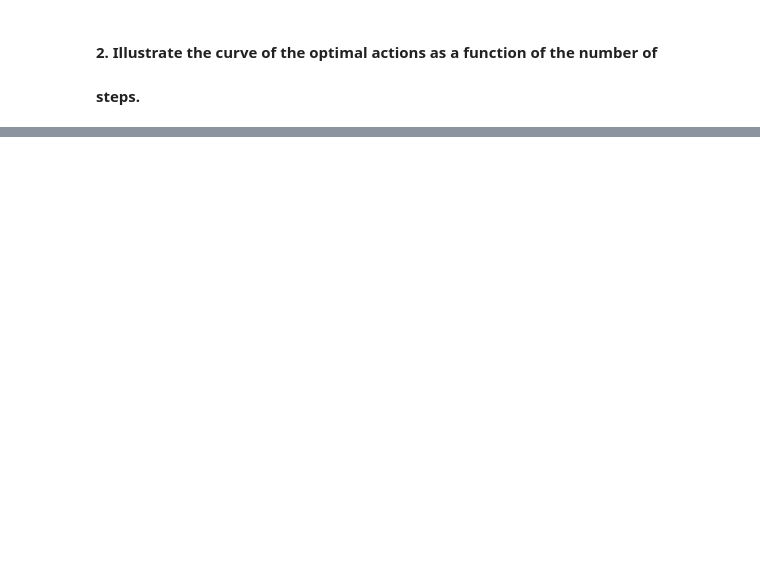
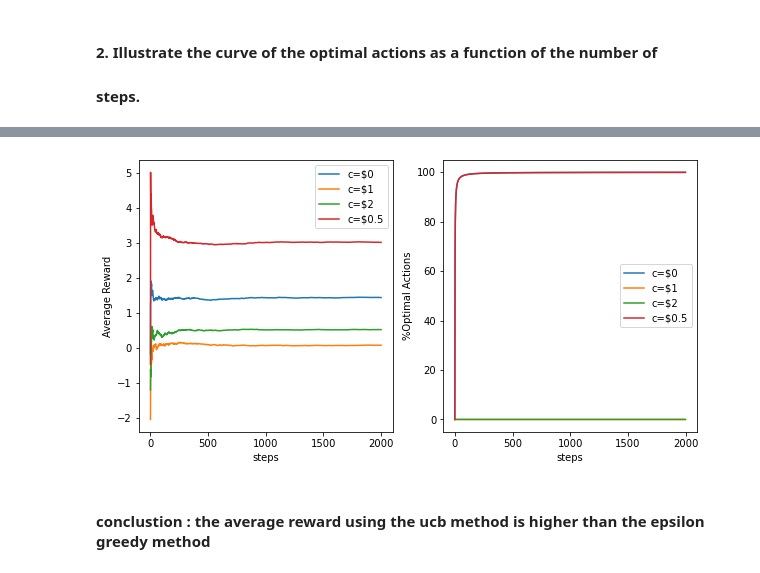
Before and after one commit to chechna9/Reinforcement_Learning, a Jupyter notebook: TD_TP1.ipynb, the cells around one changed output, grey strips where cells are left out. Cells and saved outputs as stored; diff of their text form; code cells hidden in the pictures; blank space fills up the shorter version.

```diff
--- a/TD_TP1.ipynb
+++ b/TD_TP1.ipynb
@@ -133,0 +238,26 @@ No handles with labels found to put in legend.
+# %%
+cS = [0,1,2,0.5]
+# %%
+ucbs = [BanditWithUCB(numberOfArms=k) for i in range(len(cS))]
+# %%
+fig,axes = plt.subplots(1,2, figsize=(10, 5))
+axes[0].set_xlabel("steps")
+axes[1].set_xlabel("steps")
+
+axes[0].set_ylabel("Average Reward")
+axes[1].set_ylabel("%Optimal Actions")
+
+for index,ucb in enumerate(ucbs):
+    ucb.startUCB(c=cS[index],steps=steps)
+    axes[0].plot(ucb.averageRewards,label=f'c=${cS[index]}')
+    axes[1].plot(ucb.optimalActionsProportion,label=f'c=${cS[index]}')
+
+
+axes[0].legend()
+axes[1].legend()
+
+plt.show()
+# %% [output]
+[figure, added]
+# %% [markdown]
+####  conclustion : the average reward using the ucb method is higher than the epsilon greedy method
```
Also changed, not shown: parts of 15 cells of this notebook.
